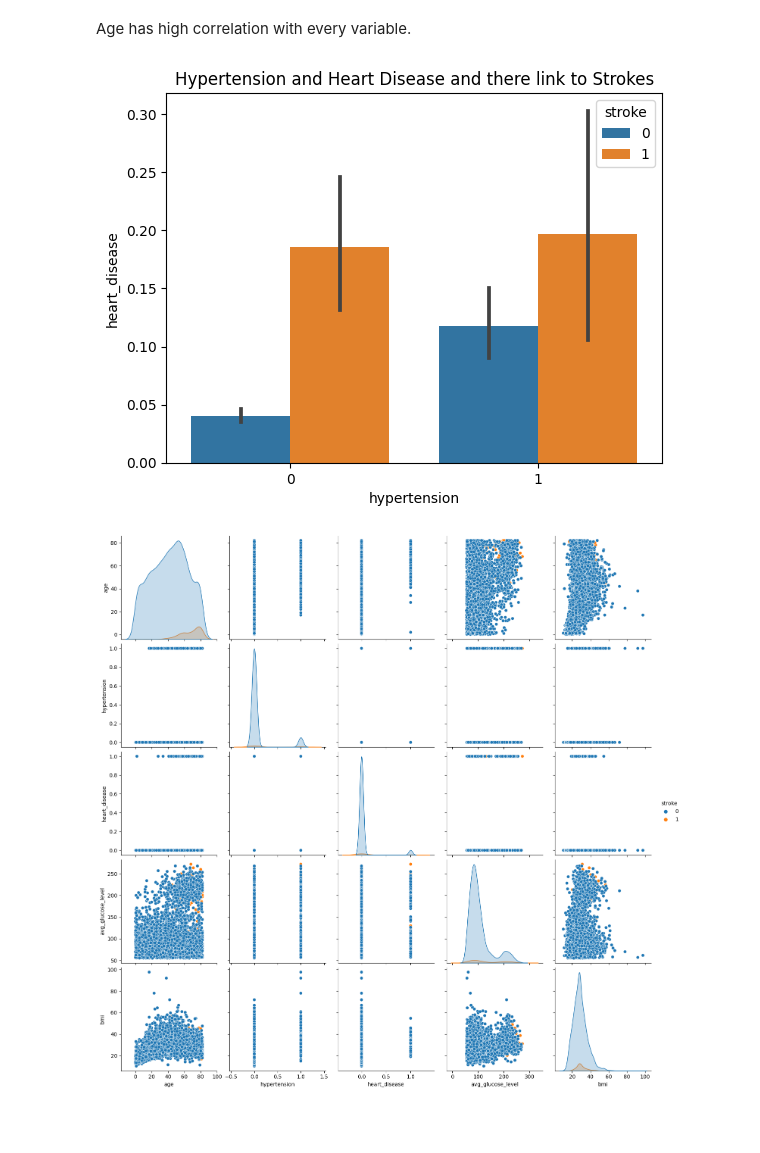
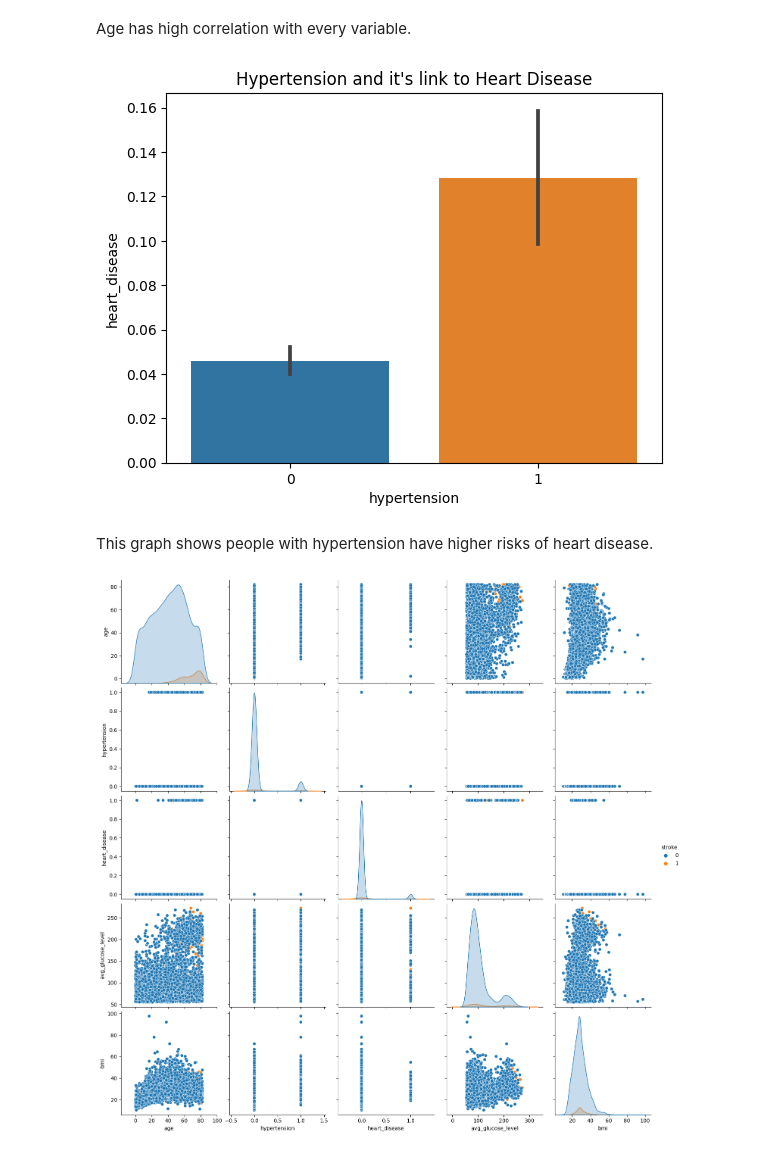
Before and after one commit to GregoryL12/Project-2, a Jupyter notebook: Stroke_Prediction_.ipynb, the cells around one changed output. Saved outputs shown, nothing was run; the diff lists cells and outputs as text; code cells hidden in the pictures; blank space fills up the shorter version.

```diff
--- a/Stroke_Prediction_.ipynb
+++ b/Stroke_Prediction_.ipynb
@@ -295,10 +295,12 @@ Stroke has correlation with every variable except for BMI. It especially has hig
 # %% [markdown]
 Age has high correlation with every variable.
 # %%
-ax = sns.barplot(data=sr_df, x='hypertension', y='heart_disease', hue='stroke')
-ax.set_title("Hypertension and Heart Disease and there link to Strokes");
+ax = sns.barplot(data=sr_df, x='hypertension', y='heart_disease')
+ax.set_title("Hypertension and it's link to Heart Disease");
 # %% [output]
-[figure, old version]
+[figure, new version]
+# %% [markdown]
+This graph shows people with hypertension have higher risks of heart disease.
 # %%
 sns.pairplot(sr_df, hue='stroke', size=3)
 plt.show()
```
